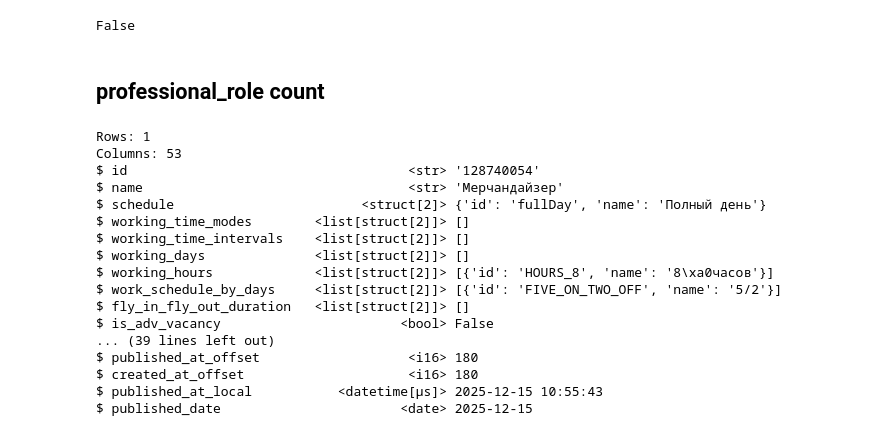
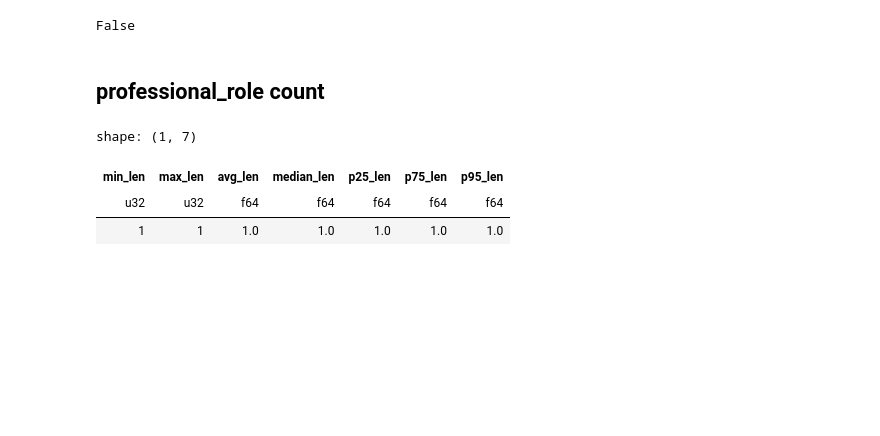
Before and after one commit to lusm554/skill-lens, a Jupyter notebook: airflow/check_silver_hh_loader.ipynb, the cells around one changed output. Saved outputs shown, nothing was run; the diff lists cells and outputs as text; code cells hidden in the pictures; blank space fills up the shorter version.

```diff
--- a/airflow/check_silver_hh_loader.ipynb
+++ b/airflow/check_silver_hh_loader.ipynb
@@ -338,23 +342,19 @@ False
 False
 # %% [markdown]
 ## professional_role count
-# %%
-df_lazy.head(1).collect().glimpse()
-# %% [output]
-Rows: 1
-Columns: 53
-$ id                                    <str> '128740054'
-$ name                                  <str> 'Мерчандайзер'
-$ schedule                        <struct[2]> {'id': 'fullDay', 'name': 'Полный день'}
-$ working_time_modes        <list[struct[2]]> []
-$ working_time_intervals    <list[struct[2]]> []
-$ working_days              <list[struct[2]]> []
-$ working_hours             <list[struct[2]]> [{'id': 'HOURS_8', 'name': '8\xa0часов'}]
-$ work_schedule_by_days     <list[struct[2]]> [{'id': 'FIVE_ON_TWO_OFF', 'name': '5/2'}]
-$ fly_in_fly_out_duration   <list[struct[2]]> []
-$ is_adv_vacancy                       <bool> False
-... (39 lines left out)
-$ published_at_offset                   <i16> 180
-$ created_at_offset                     <i16> 180
-$ published_at_local           <datetime[μs]> 2025-12-15 10:55:43
-$ published_date                       <date> 2025-12-15
+# %%
+lens = pl.col('professional_roles').list.len()
+df_lazy.select(
+    lens.min().alias("min_len"),
+    lens.max().alias("max_len"),
+    lens.mean().alias("avg_len"),
+    lens.median().alias("median_len"),
+    lens.quantile(0.25).alias("p25_len"),
+    lens.quantile(0.75).alias("p75_len"),
+    lens.quantile(0.95).alias("p95_len"),
+).collect()
+# %% [output]
+shape: (1, 7)
+| min_len | max_len | avg_len | median_len | p25_len | p75_len | p95_len |
+| u32 | u32 | f64 | f64 | f64 | f64 | f64 |
+| 1 | 1 | 1.0 | 1.0 | 1.0 | 1.0 | 1.0 |
```
Also changed, not shown: parts of 4 cells of this notebook.
